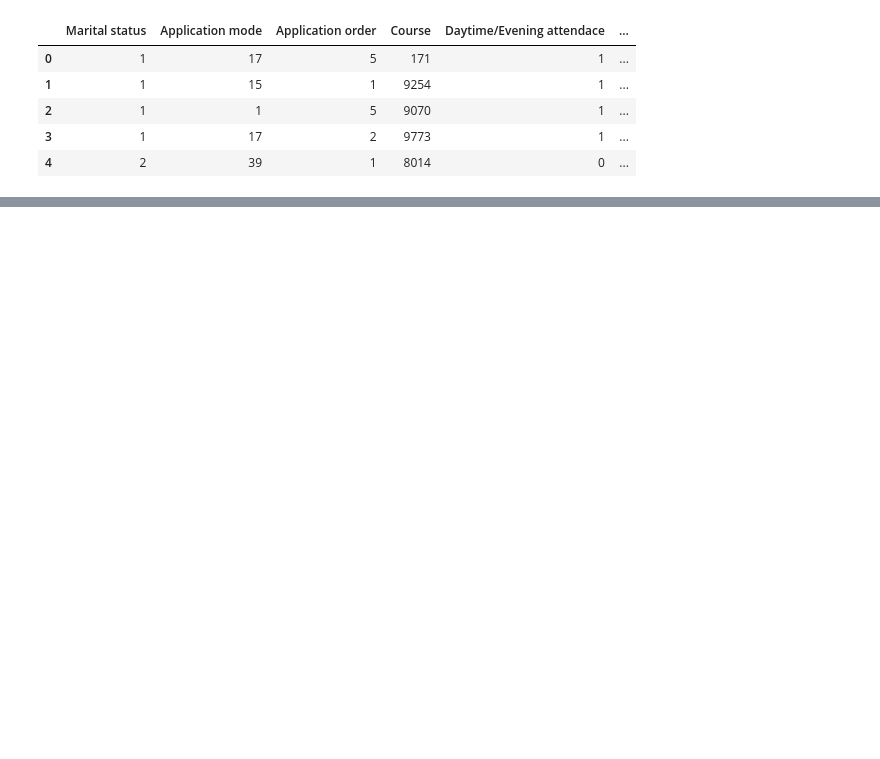
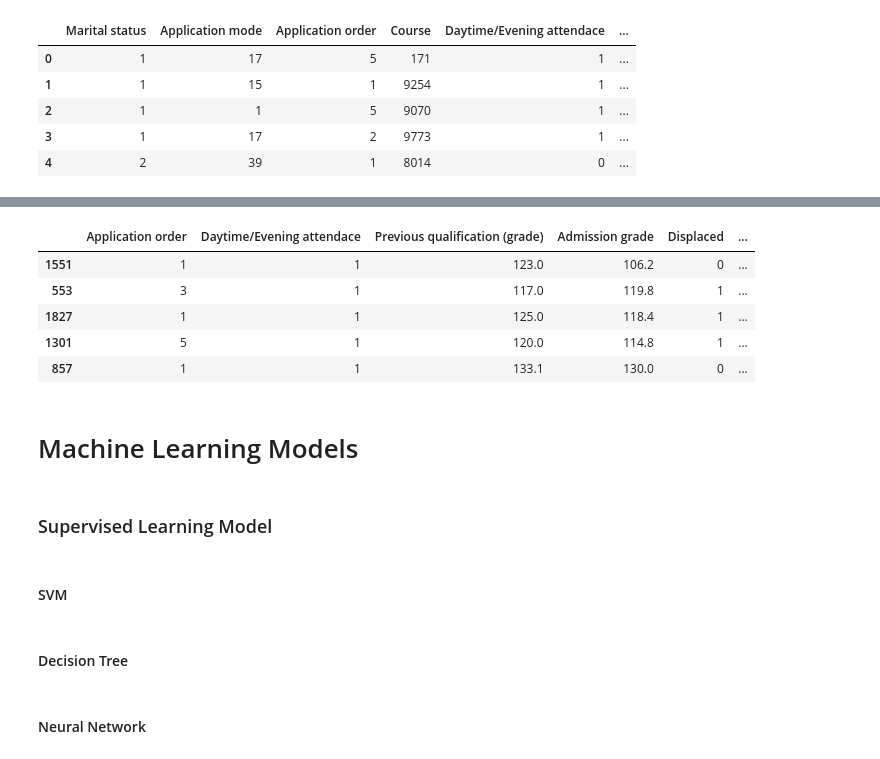
Before and after one commit to GelsonSze/CSC713M-MCO, a Jupyter notebook: CSC713M MCO.ipynb, the cells around one changed output, grey strips where cells are left out. Cells and saved outputs as stored; diff of their text form; code cells hidden in the pictures; blank space fills up the shorter version.

```diff
--- a/CSC713M MCO.ipynb
+++ b/CSC713M MCO.ipynb
@@ -27,0 +110,19 @@ df.head()
+# %%
+OHE_test_df.head()
+# %% [output]
+|  | Application order | Daytime/Evening attendace | Previous qualification (grade) | Admission grade | Displaced | ... |
+| 1551 | 1 | 1 | 123.0 | 106.2 | 0 | ... |
+| 553 | 3 | 1 | 117.0 | 119.8 | 1 | ... |
+| 1827 | 1 | 1 | 125.0 | 118.4 | 1 | ... |
+| 1301 | 5 | 1 | 120.0 | 114.8 | 1 | ... |
+| 857 | 1 | 1 | 133.1 | 130.0 | 0 | ... |
+# %% [markdown]
+# Machine Learning Models
+# %% [markdown]
+### Supervised Learning Model
+# %% [markdown]
+#### SVM
+# %% [markdown]
+#### Decision Tree
+# %% [markdown]
+#### Neural Network
```
Also changed, not shown: parts of 15 cells of this notebook.
